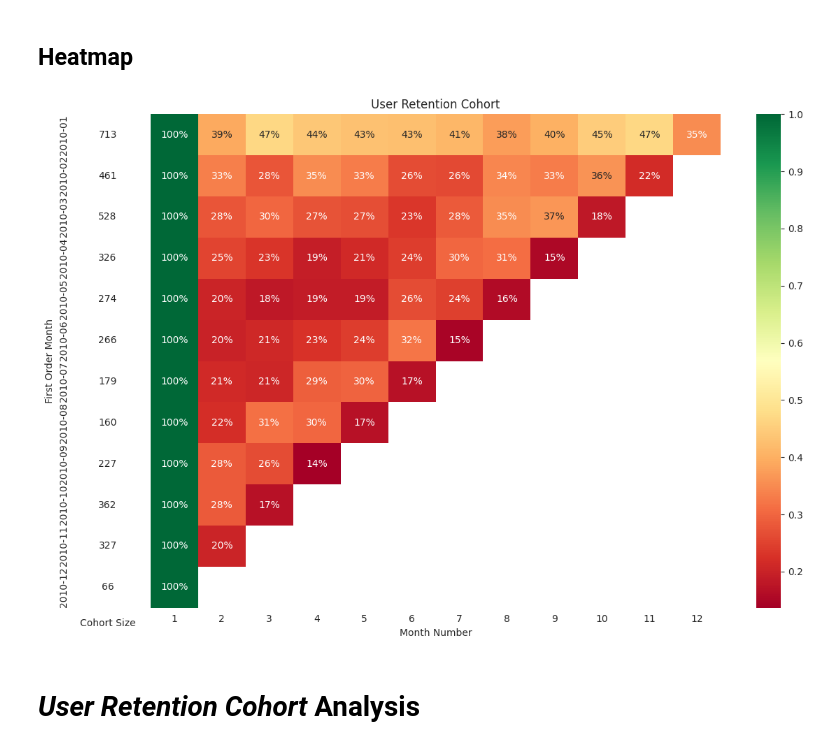
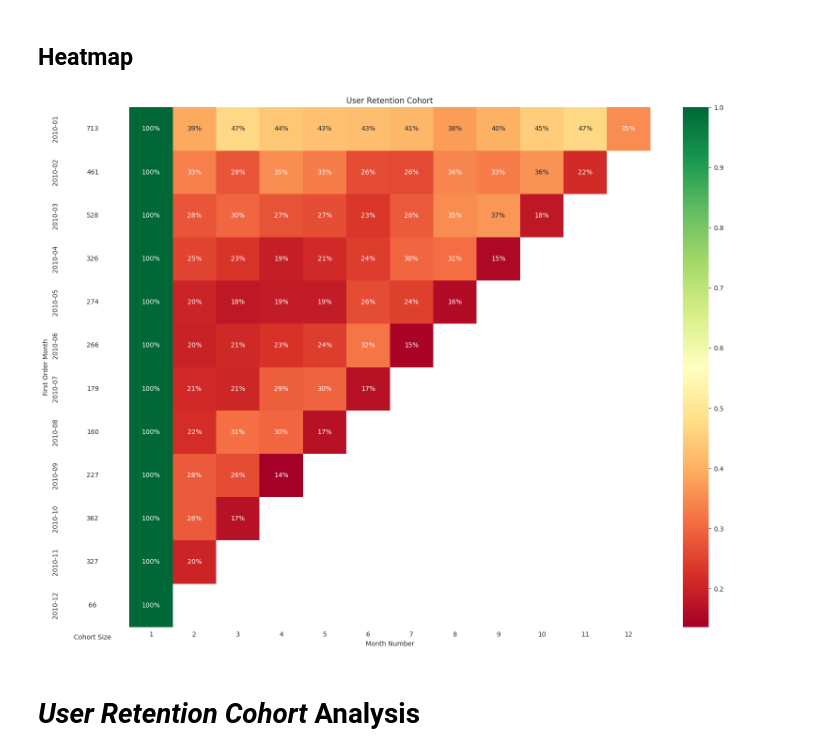
Before and after one commit to alfitranurr/DATA-INFORMATION-KNOWLEDGE, a Jupyter notebook: OnlineRetailPlatform/User Retention Analysis/User_Retention_Analysis_in_a_Leading_Online_Retail_Platform.ipynb, the cells around one changed output. Drawn from its saved outputs; the diff is of its cells as text; code cells hidden in the pictures.

```diff
--- a/OnlineRetailPlatform/User Retention Analysis/User_Retention_Analysis_in_a_Leading_Online_Retail_Platform.ipynb
+++ b/OnlineRetailPlatform/User Retention Analysis/User_Retention_Analysis_in_a_Leading_Online_Retail_Platform.ipynb
@@ -283,29 +283,29 @@ df_retention_cohort
 # %%
 # pip install matplotlib
 # pip install seaborn
 import matplotlib.pyplot as plt
 import matplotlib.colors as mcolors
 import seaborn as sns
 
 with sns.axes_style('white'):
 
-    fig, ax = plt.subplots(1, 2, figsize=(12, 8), sharey=True, gridspec_kw={'width_ratios':[1, 11]})
+    fig, ax = plt.subplots(1, 2, figsize=(16, 12), sharey=True, gridspec_kw={'width_ratios':[1, 11]})
 
     # user retention cohort
     sns.heatmap(df_retention_cohort, annot=True, fmt='.0%', cmap='RdYlGn', ax=ax[1])
     ax[1].set_title('User Retention Cohort')
     ax[1].set(xlabel='Month Number', ylabel='')
 
     # cohort size
     df_cohort_size = pd.DataFrame(cohort_size)
     custom_cmap = mcolors.ListedColormap(['white'])
     sns.heatmap(df_cohort_size, annot=True, cbar=False, fmt='g', cmap=custom_cmap, ax=ax[0])
     ax[0].tick_params(bottom=False)
     ax[0].set(xlabel='Cohort Size', ylabel='First Order Month', xticklabels=[])
 
     fig.tight_layout()
 # %% [output]
-[figure, old version]
+[figure, new version]
 # %% [markdown]
 # *User Retention Cohort* Analysis
 # %% [markdown]
```
Also changed, not shown: parts of 4 cells of this notebook.
